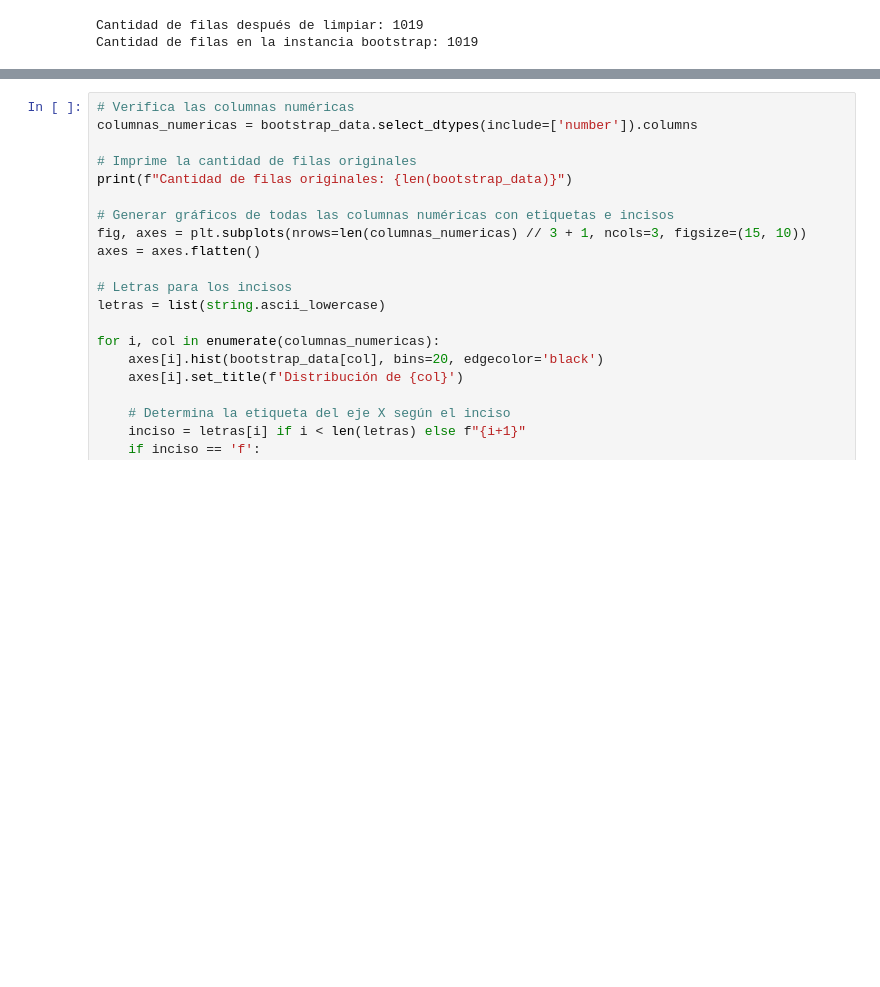
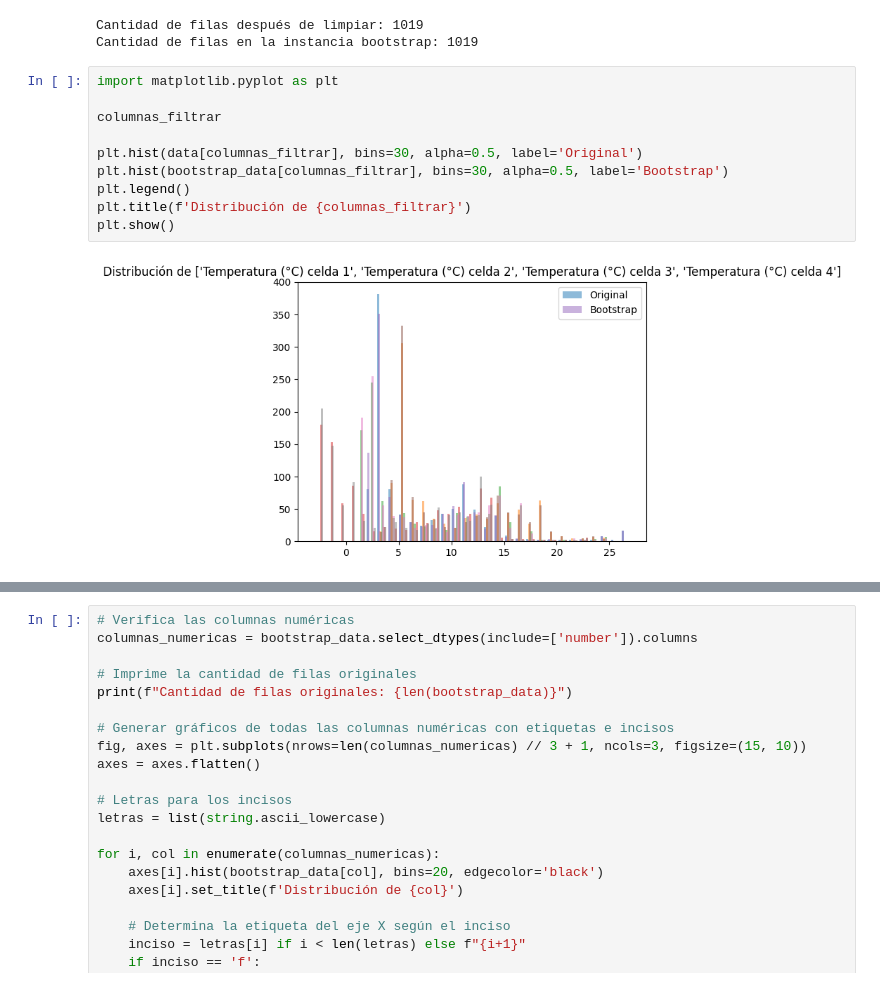
Before and after one commit to AlexAnrob/AquaPeltier-Captacion-de-Agua-Atmosferica-con-IA-y-Vision-Termica-MLX90640, a Jupyter notebook: Proyecto_RNN_con_datos_sinteticos.ipynb, the cells around one changed output, grey strips where cells are left out. Drawn from its saved outputs; the diff is of its cells as text; blank space fills up the shorter version.

```diff
--- a/Proyecto_RNN_con_datos_sinteticos.ipynb
+++ b/Proyecto_RNN_con_datos_sinteticos.ipynb
@@ -151,3 +151,15 @@ print(f"Cantidad de filas en la instancia bootstrap: {len(bootstrap_data)}")
 # %% [output]
 Cantidad de filas después de limpiar: 1019
 Cantidad de filas en la instancia bootstrap: 1019
+# %%
+import matplotlib.pyplot as plt
+
+columnas_filtrar
+
+plt.hist(data[columnas_filtrar], bins=30, alpha=0.5, label='Original')
+plt.hist(bootstrap_data[columnas_filtrar], bins=30, alpha=0.5, label='Bootstrap')
+plt.legend()
+plt.title(f'Distribución de {columnas_filtrar}')
+plt.show()
+# %% [output]
+[figure, added]
```
Also changed, not shown: parts of 38 cells of this notebook.
